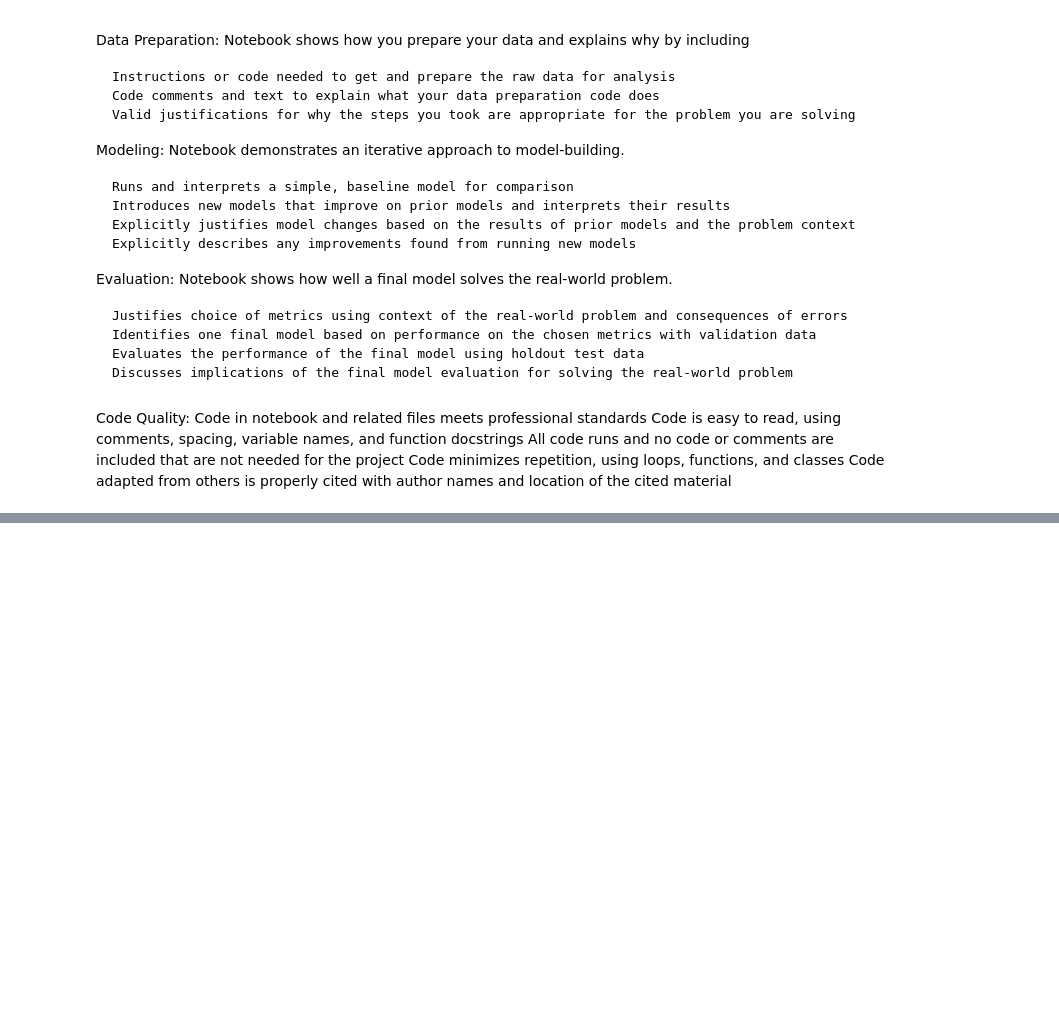
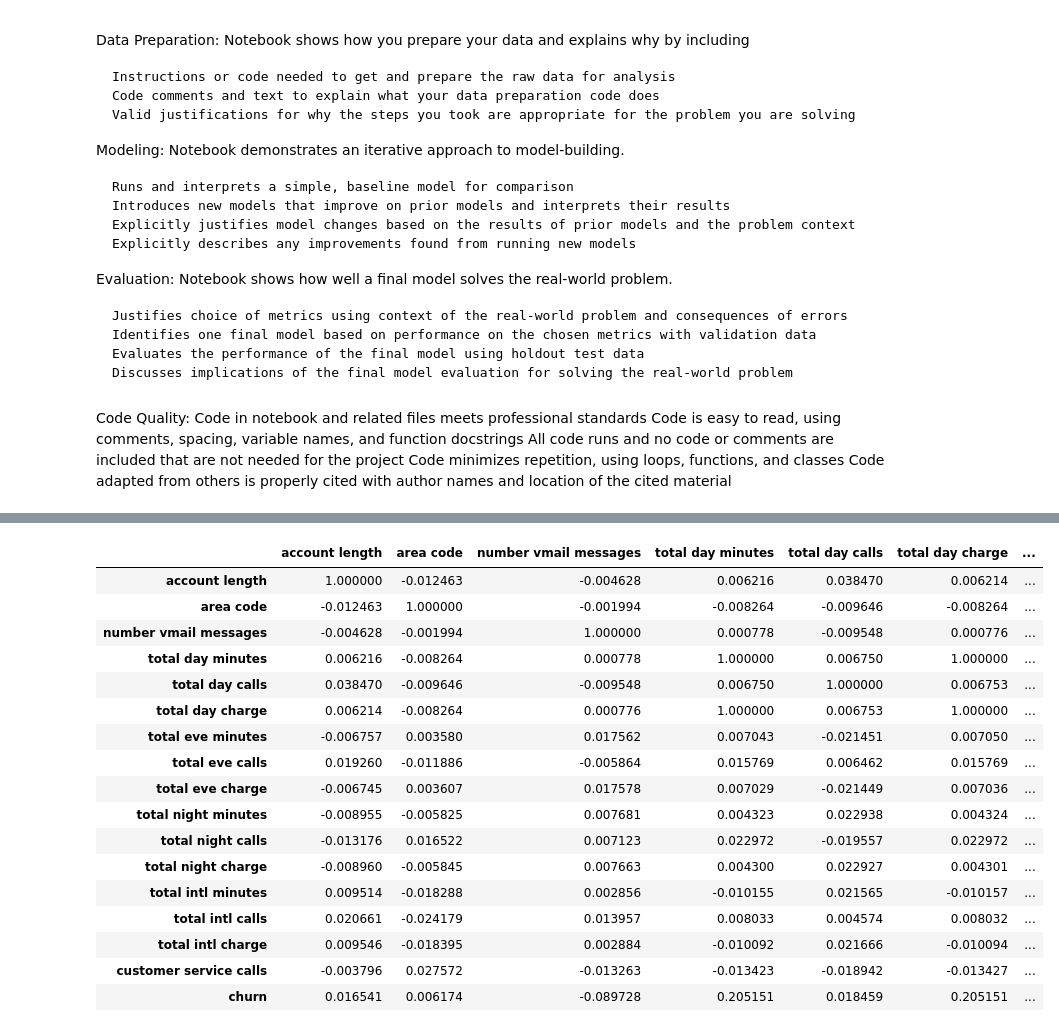
Before and after one commit to darthur93/Classification-P3, a Jupyter notebook: Notebook.ipynb, the cells around one changed output, grey strips where cells are left out. Cells and saved outputs as stored; diff of their text form; code cells hidden in the pictures; blank space fills up the shorter version.

```diff
--- a/Notebook.ipynb
+++ b/Notebook.ipynb
@@ -48,0 +70,3 @@ Code Quality: Code in notebook and related files meets professional standards
+# %%
+df = pd.read_csv('bigml_59c28831336c6604c800002a.csv')
+df.head()
@@ -48,0 +104,21 @@ Code Quality: Code in notebook and related files meets professional standards
+# %%
+df.corr()
+# %% [output]
+|  | account length | area code | number vmail messages | total day minutes | total day calls | total day charge | ... |
+| account length | 1.000000 | -0.012463 | -0.004628 | 0.006216 | 0.038470 | 0.006214 | ... |
+| area code | -0.012463 | 1.000000 | -0.001994 | -0.008264 | -0.009646 | -0.008264 | ... |
+| number vmail messages | -0.004628 | -0.001994 | 1.000000 | 0.000778 | -0.009548 | 0.000776 | ... |
+| total day minutes | 0.006216 | -0.008264 | 0.000778 | 1.000000 | 0.006750 | 1.000000 | ... |
+| total day calls | 0.038470 | -0.009646 | -0.009548 | 0.006750 | 1.000000 | 0.006753 | ... |
+| total day charge | 0.006214 | -0.008264 | 0.000776 | 1.000000 | 0.006753 | 1.000000 | ... |
+| total eve minutes | -0.006757 | 0.003580 | 0.017562 | 0.007043 | -0.021451 | 0.007050 | ... |
+| total eve calls | 0.019260 | -0.011886 | -0.005864 | 0.015769 | 0.006462 | 0.015769 | ... |
+| total eve charge | -0.006745 | 0.003607 | 0.017578 | 0.007029 | -0.021449 | 0.007036 | ... |
+| total night minutes | -0.008955 | -0.005825 | 0.007681 | 0.004323 | 0.022938 | 0.004324 | ... |
+| total night calls | -0.013176 | 0.016522 | 0.007123 | 0.022972 | -0.019557 | 0.022972 | ... |
+| total night charge | -0.008960 | -0.005845 | 0.007663 | 0.004300 | 0.022927 | 0.004301 | ... |
+| total intl minutes | 0.009514 | -0.018288 | 0.002856 | -0.010155 | 0.021565 | -0.010157 | ... |
+| total intl calls | 0.020661 | -0.024179 | 0.013957 | 0.008033 | 0.004574 | 0.008032 | ... |
+| total intl charge | 0.009546 | -0.018395 | 0.002884 | -0.010092 | 0.021666 | -0.010094 | ... |
+| customer service calls | -0.003796 | 0.027572 | -0.013263 | -0.013423 | -0.018942 | -0.013427 | ... |
+| churn | 0.016541 | 0.006174 | -0.089728 | 0.205151 | 0.018459 | 0.205151 | ... |
```
Also changed, not shown: parts of 6 cells of this notebook, 3 other files.
